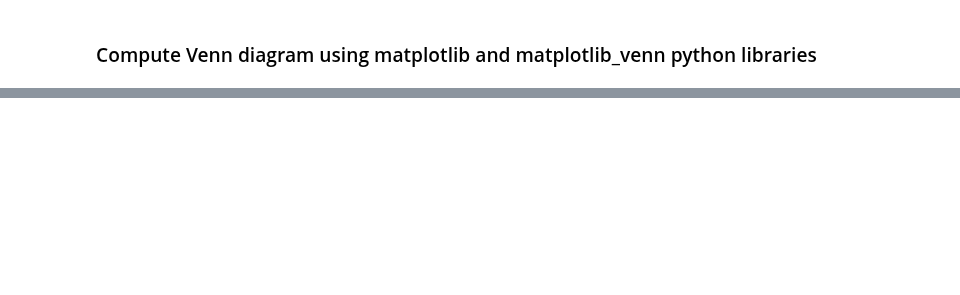
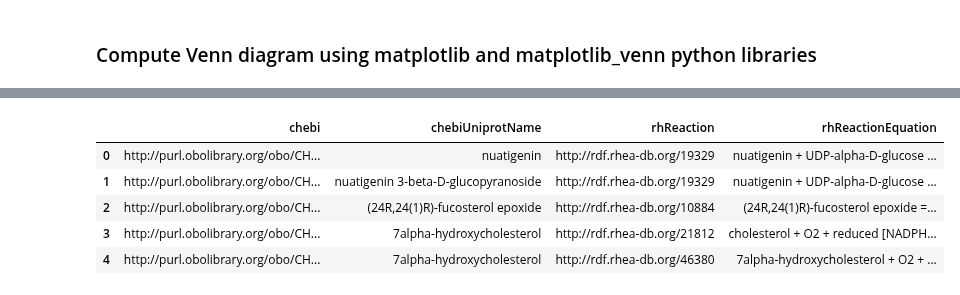
Before and after one commit to sib-swiss/sparql-training, a Jupyter notebook: rhea/SWAT4HCLS_2019/rhea_tutorial_SWAT4HCLS_2019.ipynb, the cells around one changed output, grey strips where cells are left out. Saved outputs shown, nothing was run; the diff lists cells and outputs as text; code cells hidden in the pictures; blank space fills up the shorter version.

```diff
--- a/rhea/SWAT4HCLS_2019/rhea_tutorial_SWAT4HCLS_2019.ipynb
+++ b/rhea/SWAT4HCLS_2019/rhea_tutorial_SWAT4HCLS_2019.ipynb
@@ -1012,0 +1073,34 @@ ModuleNotFoundError: No module named 'matplotlib_venn'
+# %%
+smiles = "C1[C@@]2([C@]3(CC[C@]4([C@]([C@@]3(CC=C2C[C@H](C1)O)[H])(CC[C@@]4([C@H](C)CCCC(C)C)[H])[H])C)[H])C"
+
+sparql_Q30='''
+#endpoint:https://sparql.rhea-db.org/sparql
+
+PREFIX rdfs:<http://www.w3.org/2000/01/rdf-schema#>
+PREFIX sachem:<http://bioinfo.uochb.cas.cz/rdf/v1.0/sachem#>
+PREFIX idsm:<https://idsm.elixir-czech.cz/sparql/endpoint/>
+PREFIX up:<http://purl.uniprot.org/core/>
+PREFIX rh:<http://rdf.rhea-db.org/>
+
+SELECT DISTINCT ?chebi
+                ?chebiUniprotName
+                ?rhReaction
+                ?rhReactionEquation
+WHERE {
+  SERVICE idsm:chebi {
+    ?chebi sachem:substructureSearch
+    [ sachem:query "''' + smiles + '''" ] .
+  }
+  ?rhReaction rdfs:subClassOf rh:Reaction .
+  ?rhReaction rh:equation ?rhReactionEquation .
+  ?rhReaction rh:status ?status .
+  VALUES (?status) {(rh:Approved) (rh:Preliminary)}
+  ?rhReaction rh:side ?reactionSide .
+  ?reactionSide rh:contains ?participant .
+  ?participant rh:compound ?compound .
+  ?compound rh:chebi ?chebi .
+  ?chebi up:name ?chebiUniprotName .
+}
+'''
+
+print(sparql_Q30)
@@ -1012,0 +1125,16 @@ ModuleNotFoundError: No module named 'matplotlib_venn'
+# %%
+try:
+    df  = sparql2pandas(sparql_Q30,sparql_rhea_url)
+except Exception:
+    print('ERROR in SPARQL query 30')
+    stop
+
+# Display the 5 first rows
+df.head(5)
+# %% [output]
+|  | chebi | chebiUniprotName | rhReaction | rhReactionEquation |
+| 0 | http://purl.obolibrary.org/obo/CH... | nuatigenin | http://rdf.rhea-db.org/19329 | nuatigenin + UDP-alpha-D-glucose ... |
+| 1 | http://purl.obolibrary.org/obo/CH... | nuatigenin 3-beta-D-glucopyranoside | http://rdf.rhea-db.org/19329 | nuatigenin + UDP-alpha-D-glucose ... |
+| 2 | http://purl.obolibrary.org/obo/CH... | (24R,24(1)R)-fucosterol epoxide | http://rdf.rhea-db.org/10884 | (24R,24(1)R)-fucosterol epoxide =... |
+| 3 | http://purl.obolibrary.org/obo/CH... | 7alpha-hydroxycholesterol | http://rdf.rhea-db.org/21812 | cholesterol + O2 + reduced [NADPH... |
+| 4 | http://purl.obolibrary.org/obo/CH... | 7alpha-hydroxycholesterol | http://rdf.rhea-db.org/46380 | 7alpha-hydroxycholesterol + O2 + ... |
```
Also changed, not shown: parts of 34 cells of this notebook.
